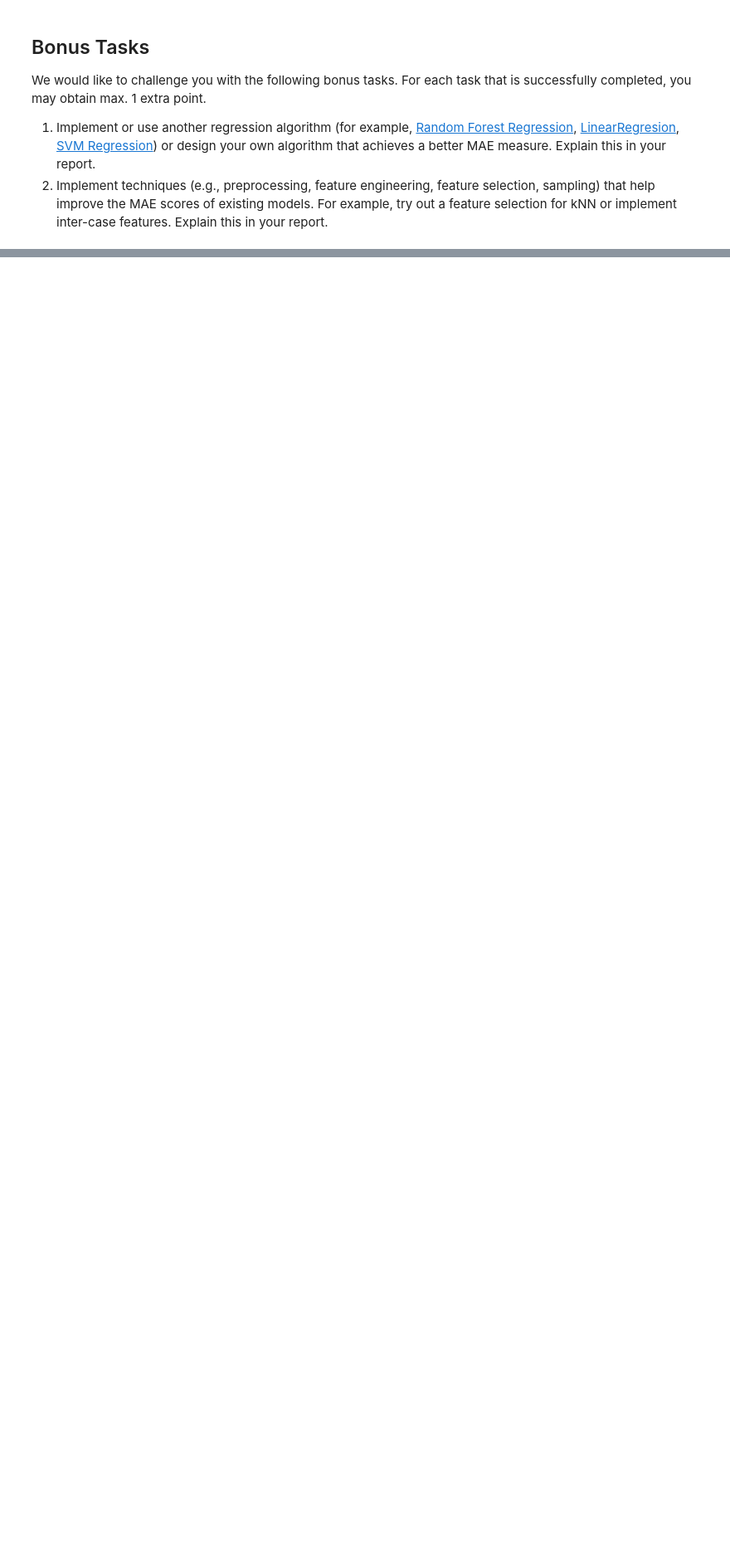
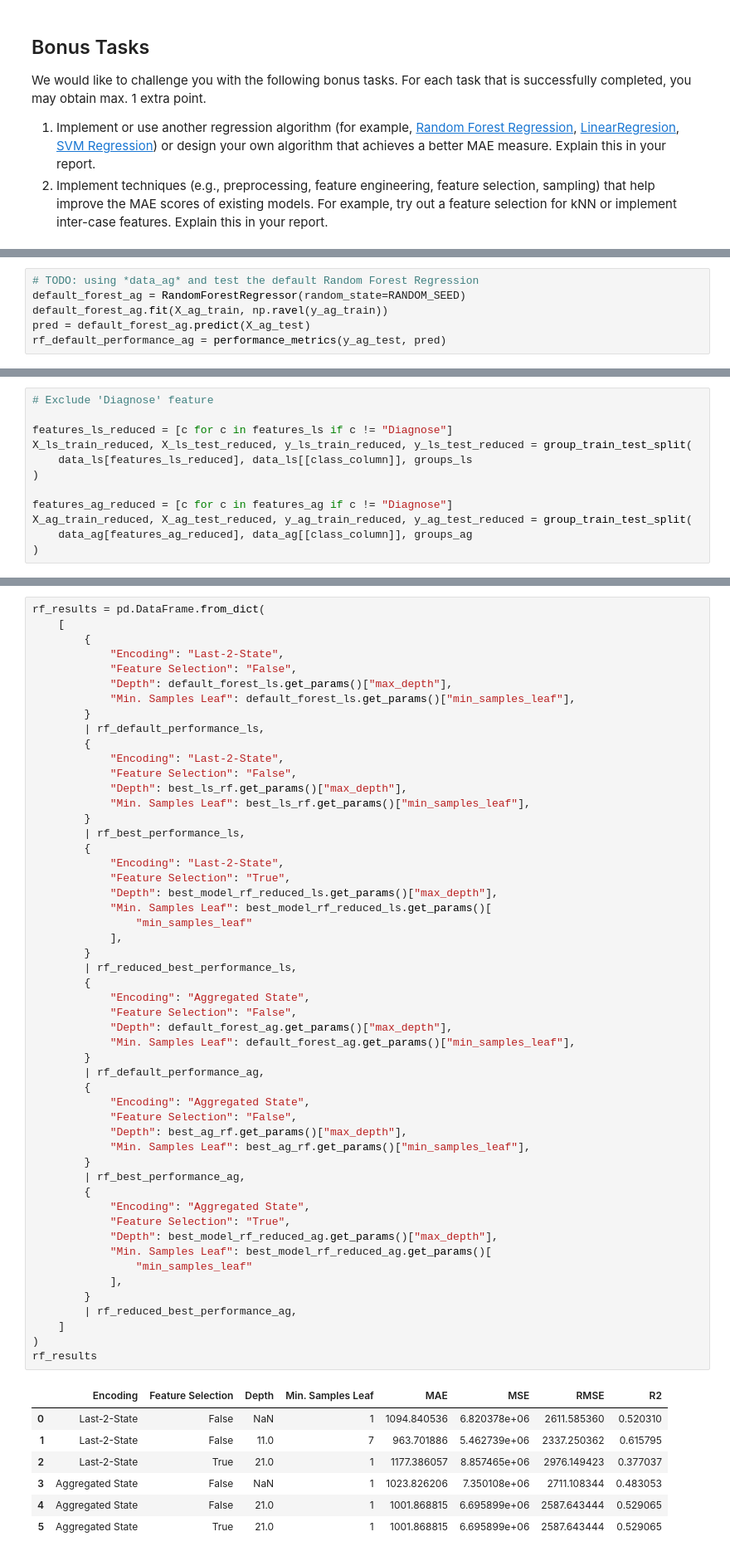
Before and after one commit to MarognaLorenzo/ApplicationOfMachineLearning, a Jupyter notebook: Assignment2/notebooks/All.ipynb, the cells around one changed output, grey strips where cells are left out. Shown at 83% size. Saved outputs shown, nothing was run; the diff lists cells and outputs as text; blank space fills up the shorter version.

```diff
--- a/Assignment2/notebooks/All.ipynb
+++ b/Assignment2/notebooks/All.ipynb
@@ -998,0 +955,6 @@ We would like to challenge you with the following bonus tasks. For each task tha
+# %%
+# TODO: using *data_ag* and test the default Random Forest Regression
+default_forest_ag = RandomForestRegressor(random_state=RANDOM_SEED)
+default_forest_ag.fit(X_ag_train, np.ravel(y_ag_train))
+pred = default_forest_ag.predict(X_ag_test)
+rf_default_performance_ag = performance_metrics(y_ag_test, pred)
@@ -998,0 +1000,12 @@ We would like to challenge you with the following bonus tasks. For each task tha
+# %%
+# Exclude 'Diagnose' feature
+
+features_ls_reduced = [c for c in features_ls if c != "Diagnose"]
+X_ls_train_reduced, X_ls_test_reduced, y_ls_train_reduced, y_ls_test_reduced = group_train_test_split(
+    data_ls[features_ls_reduced], data_ls[[class_column]], groups_ls
+)
+
+features_ag_reduced = [c for c in features_ag if c != "Diagnose"]
+X_ag_train_reduced, X_ag_test_reduced, y_ag_train_reduced, y_ag_test_reduced = group_train_test_split(
+    data_ag[features_ag_reduced], data_ag[[class_column]], groups_ag
+)
@@ -998,0 +1076,60 @@ We would like to challenge you with the following bonus tasks. For each task tha
+# %%
+rf_results = pd.DataFrame.from_dict(
+    [
+        {
+            "Encoding": "Last-2-State",
+            "Feature Selection": "False",
+            "Depth": default_forest_ls.get_params()["max_depth"],
+            "Min. Samples Leaf": default_forest_ls.get_params()["min_samples_leaf"],
+        }
+        | rf_default_performance_ls,
+        {
+            "Encoding": "Last-2-State",
+            "Feature Selection": "False",
+            "Depth": best_ls_rf.get_params()["max_depth"],
+            "Min. Samples Leaf": best_ls_rf.get_params()["min_samples_leaf"],
+        }
+        | rf_best_performance_ls,
+        {
+            "Encoding": "Last-2-State",
+            "Feature Selection": "True",
+            "Depth": best_model_rf_reduced_ls.get_params()["max_depth"],
+            "Min. Samples Leaf": best_model_rf_reduced_ls.get_params()[
+                "min_samples_leaf"
+            ],
+        }
+        | rf_reduced_best_performance_ls,
+        {
+            "Encoding": "Aggregated State",
+            "Feature Selection": "False",
+            "Depth": default_forest_ag.get_params()["max_depth"],
+            "Min. Samples Leaf": default_forest_ag.get_params()["min_samples_leaf"],
+        }
+        | rf_default_performance_ag,
+        {
+            "Encoding": "Aggregated State",
+            "Feature Selection": "False",
+            "Depth": best_ag_rf.get_params()["max_depth"],
+            "Min. Samples Leaf": best_ag_rf.get_params()["min_samples_leaf"],
+        }
+        | rf_best_performance_ag,
+        {
+            "Encoding": "Aggregated State",
+            "Feature Selection": "True",
+            "Depth": best_model_rf_reduced_ag.get_params()["max_depth"],
+            "Min. Samples Leaf": best_model_rf_reduced_ag.get_params()[
+                "min_samples_leaf"
+            ],
+        }
+        | rf_reduced_best_performance_ag,
+    ]
+)
+rf_results
+# %% [output]
+|  | Encoding | Feature Selection | Depth | Min. Samples Leaf | MAE | MSE | RMSE | R2 |
+| 0 | Last-2-State | False | NaN | 1 | 1094.840536 | 6.820378e+06 | 2611.585360 | 0.520310 |
+| 1 | Last-2-State | False | 11.0 | 7 | 963.701886 | 5.462739e+06 | 2337.250362 | 0.615795 |
+| 2 | Last-2-State | True | 21.0 | 1 | 1177.386057 | 8.857465e+06 | 2976.149423 | 0.377037 |
+| 3 | Aggregated State | False | NaN | 1 | 1023.826206 | 7.350108e+06 | 2711.108344 | 0.483053 |
+| 4 | Aggregated State | False | 21.0 | 1 | 1001.868815 | 6.695899e+06 | 2587.643444 | 0.529065 |
+| 5 | Aggregated State | True | 21.0 | 1 | 1001.868815 | 6.695899e+06 | 2587.643444 | 0.529065 |
```
Also changed, not shown: parts of 68 cells of this notebook.
